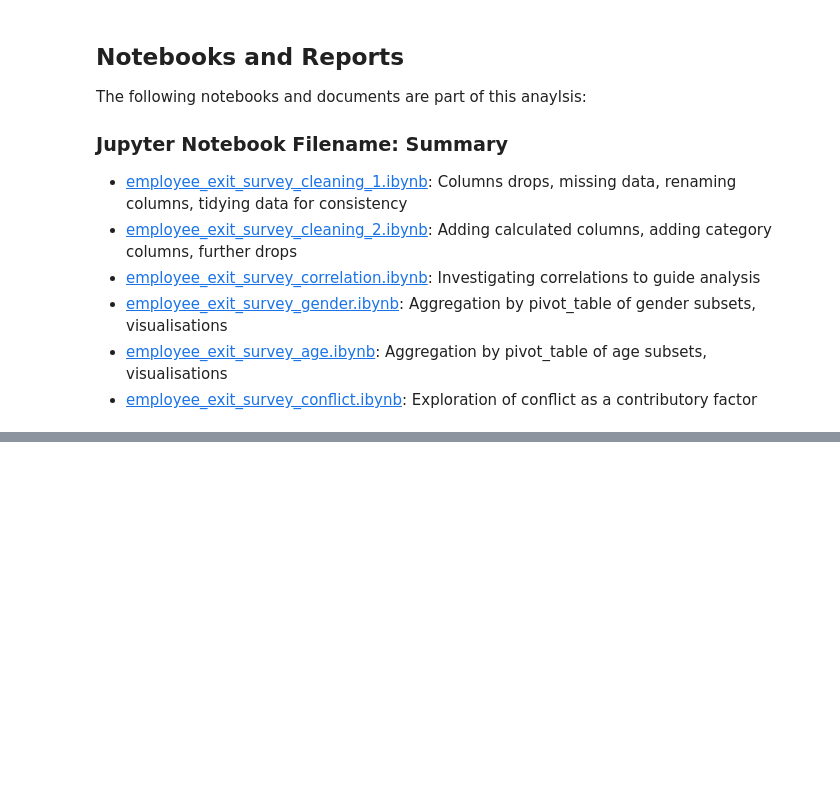
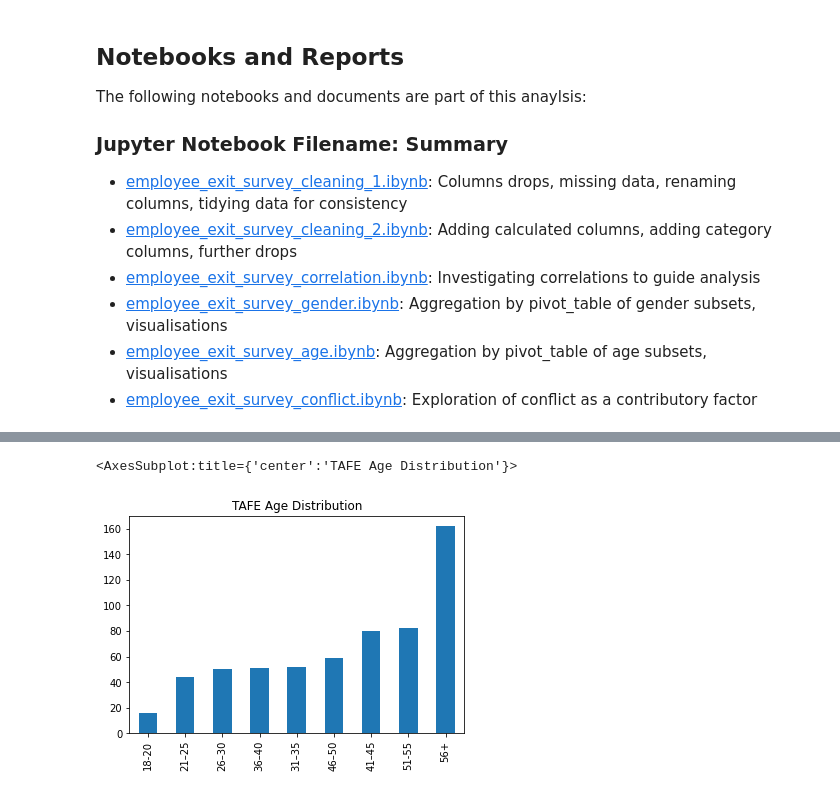
Before and after one commit to jholidayscott/employee_exit_survey, a Jupyter notebook: employee_exit_survey_age.ipynb, the cells around one changed output, grey strips where cells are left out. Saved outputs shown, nothing was run; the diff lists cells and outputs as text; code cells hidden in the pictures; blank space fills up the shorter version.

```diff
--- a/employee_exit_survey_age.ipynb
+++ b/employee_exit_survey_age.ipynb
@@ -25,0 +62,6 @@ The following notebooks and documents are part of this anaylsis:
+# %%
+values = survey.loc[survey['college'] == 'TAFE','age']
+values.value_counts().sort_values(ascending=True).plot(kind='bar', title='TAFE Age Distribution')
+# %% [output]
+<AxesSubplot:title={'center':'TAFE Age Distribution'}>
+[figure, added]
```
Also changed, not shown: parts of 13 cells of this notebook.
